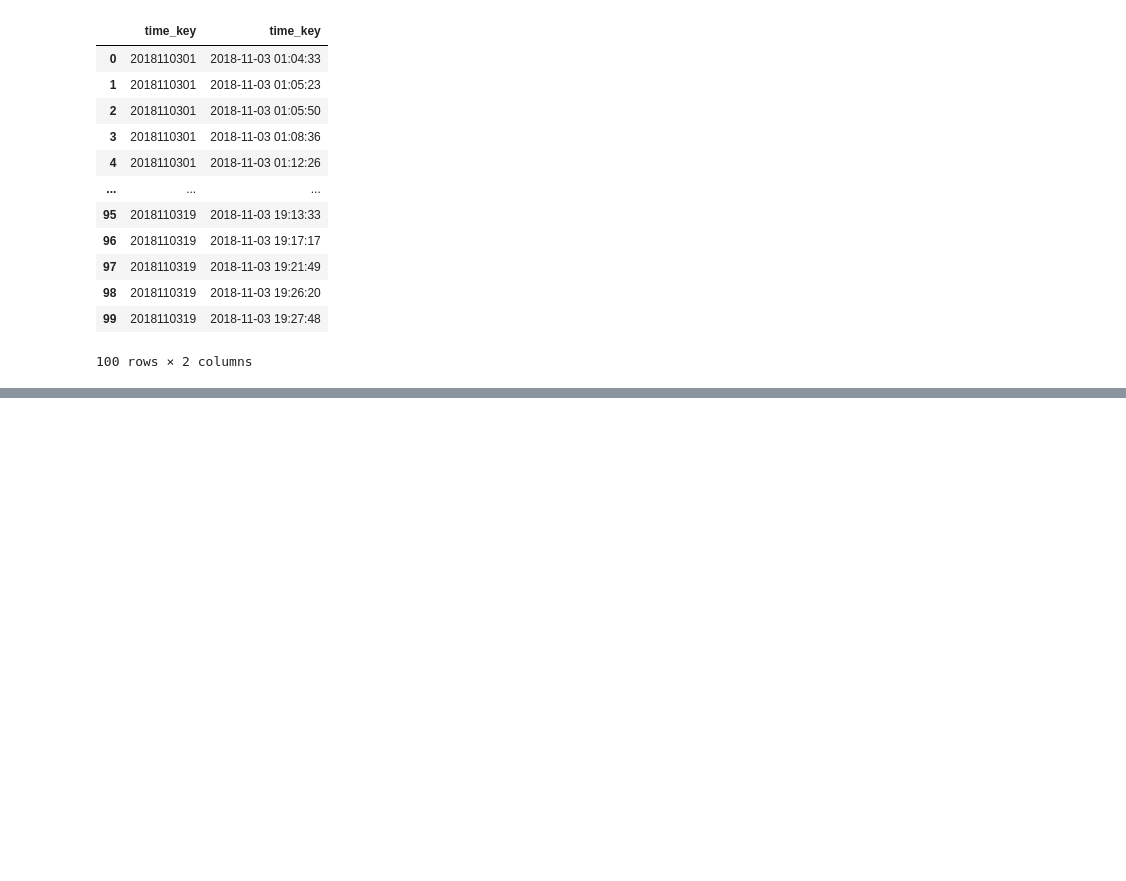
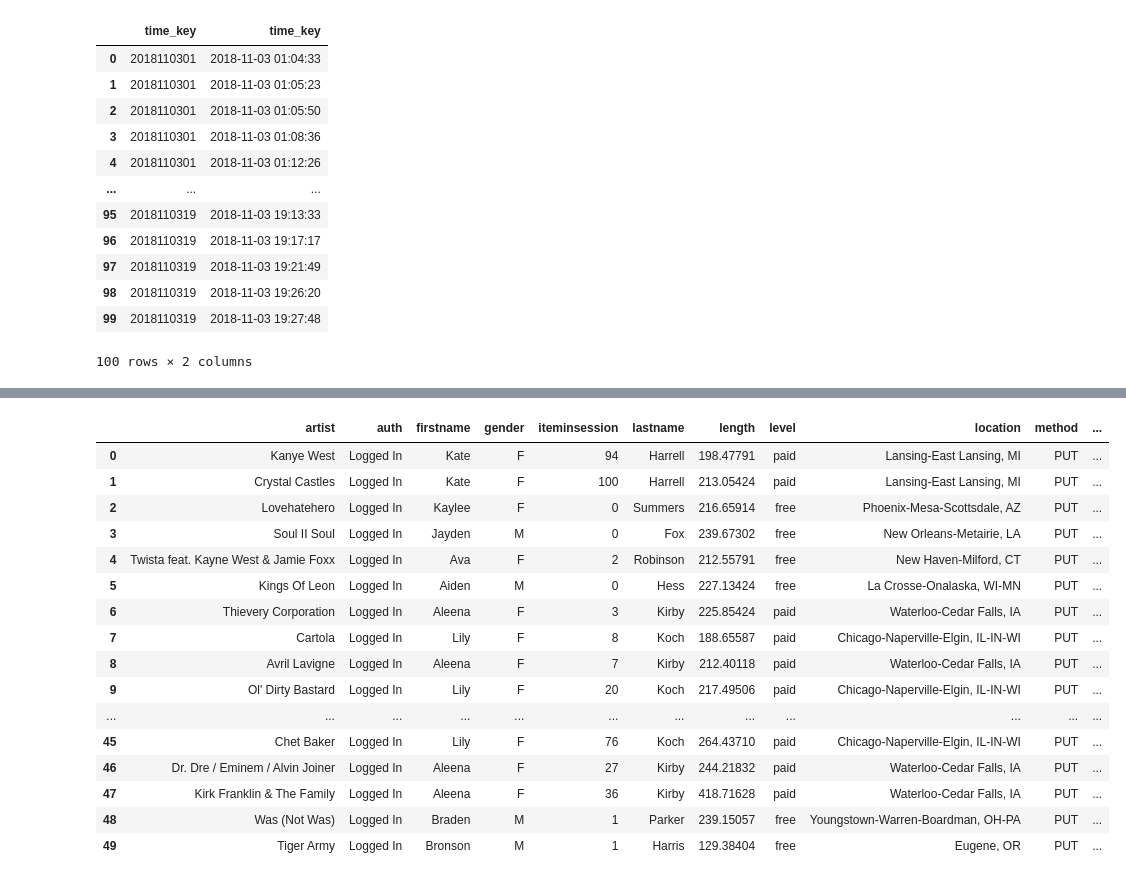
Before and after one commit to anvo268/UdacityDataWarehousePrj, a Jupyter notebook: Fiddle.ipynb, the cells around one changed output, grey strips where cells are left out. Drawn from its saved outputs; the diff is of its cells as text; code cells hidden in the pictures; blank space fills up the shorter version.

```diff
--- a/Fiddle.ipynb
+++ b/Fiddle.ipynb
@@ -744,0 +805,39 @@ pd.DataFrame(rows, columns=column_names)
+# %%
+cur.execute(
+    """
+SELECT
+    EVENTS.*
+FROM stg_song_events EVENTS
+    -- Join on songs to get song_id
+    left JOIN stg_songs songs ON (
+        1=1
+        AND EVENTS.artist = songs.artist_name
+        AND EVENTS.song = songs.title
+    )
+WHERE EVENTS.page = 'NextSong' -- I'm inferring that "NextSong" leads to a play event
+    and songs.title is null
+limit 50
+
+"""
+)
+rows = cur.fetchall()
+column_names = [desc[0] for desc in cur.description]
+pd.DataFrame(rows, columns=column_names)
+# %% [output]
+|  | artist | auth | firstname | gender | iteminsession | lastname | length | level | location | method | ... |
+| 0 | Kanye West | Logged In | Kate | F | 94 | Harrell | 198.47791 | paid | Lansing-East Lansing, MI | PUT | ... |
+| 1 | Crystal Castles | Logged In | Kate | F | 100 | Harrell | 213.05424 | paid | Lansing-East Lansing, MI | PUT | ... |
+| 2 | Lovehatehero | Logged In | Kaylee | F | 0 | Summers | 216.65914 | free | Phoenix-Mesa-Scottsdale, AZ | PUT | ... |
+| 3 | Soul II Soul | Logged In | Jayden | M | 0 | Fox | 239.67302 | free | New Orleans-Metairie, LA | PUT | ... |
+| 4 | Twista feat. Kayne West & Jamie Foxx | Logged In | Ava | F | 2 | Robinson | 212.55791 | free | New Haven-Milford, CT | PUT | ... |
+| 5 | Kings Of Leon | Logged In | Aiden | M | 0 | Hess | 227.13424 | free | La Crosse-Onalaska, WI-MN | PUT | ... |
+| 6 | Thievery Corporation | Logged In | Aleena | F | 3 | Kirby | 225.85424 | paid | Waterloo-Cedar Falls, IA | PUT | ... |
+| 7 | Cartola | Logged In | Lily | F | 8 | Koch | 188.65587 | paid | Chicago-Naperville-Elgin, IL-IN-WI | PUT | ... |
+| 8 | Avril Lavigne | Logged In | Aleena | F | 7 | Kirby | 212.40118 | paid | Waterloo-Cedar Falls, IA | PUT | ... |
+| 9 | Ol' Dirty Bastard | Logged In | Lily | F | 20 | Koch | 217.49506 | paid | Chicago-Naperville-Elgin, IL-IN-WI | PUT | ... |
+| ... | ... | ... | ... | ... | ... | ... | ... | ... | ... | ... | ... |
+| 45 | Chet Baker | Logged In | Lily | F | 76 | Koch | 264.43710 | paid | Chicago-Naperville-Elgin, IL-IN-WI | PUT | ... |
+| 46 | Dr. Dre / Eminem / Alvin Joiner | Logged In | Aleena | F | 27 | Kirby | 244.21832 | paid | Waterloo-Cedar Falls, IA | PUT | ... |
+| 47 | Kirk Franklin & The Family | Logged In | Aleena | F | 36 | Kirby | 418.71628 | paid | Waterloo-Cedar Falls, IA | PUT | ... |
+| 48 | Was (Not Was) | Logged In | Braden | M | 1 | Parker | 239.15057 | free | Youngstown-Warren-Boardman, OH-PA | PUT | ... |
+| 49 | Tiger Army | Logged In | Bronson | M | 1 | Harris | 129.38404 | free | Eugene, OR | PUT | ... |
```
Also changed, not shown: parts of 16 cells of this notebook, 4 other files.
